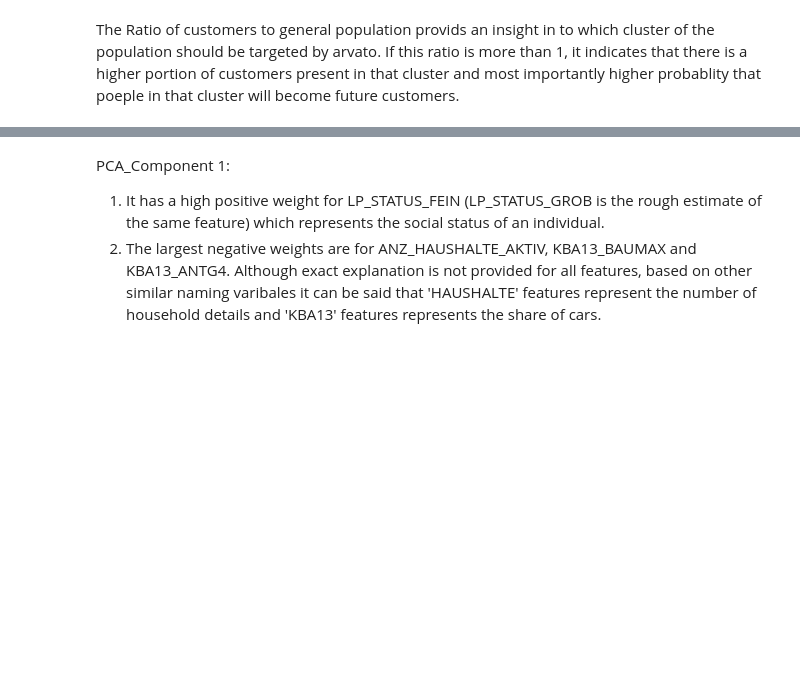
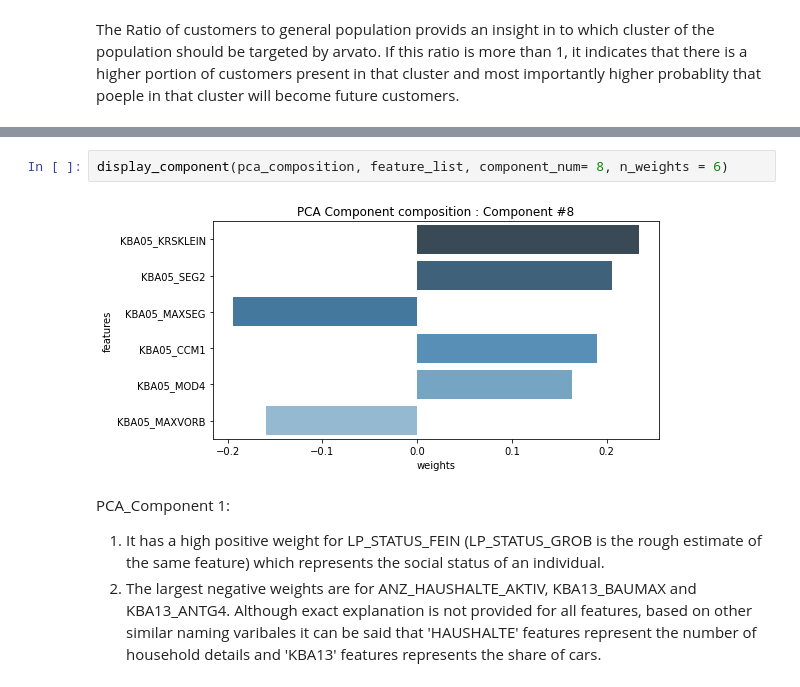
Before and after one commit to supulij/Arvato-Customer-Segmentation-for-mail-order, a Jupyter notebook: Arvato_Project_Final_Notebook.ipynb, the cells around one changed output, grey strips where cells are left out. Drawn from its saved outputs; the diff is of its cells as text; blank space fills up the shorter version.

```diff
--- a/Arvato_Project_Colab.ipynb
+++ b/Arvato_Project_Final_Notebook.ipynb
@@ -636,3 +648,7 @@ display_component(pca_composition, feature_list, component_num= 1, n_weights = 6
+# %%
+display_component(pca_composition, feature_list, component_num= 8, n_weights = 6)
+# %% [output]
+[figure, added]
 # %% [markdown]
 PCA_Component 1:
 1.   It has a high positive weight for LP_STATUS_FEIN (LP_STATUS_GROB is the rough estimate of the same feature) which represents the social status of an individual.
```
Also changed, not shown: parts of 30 cells of this notebook, 5 other files.
